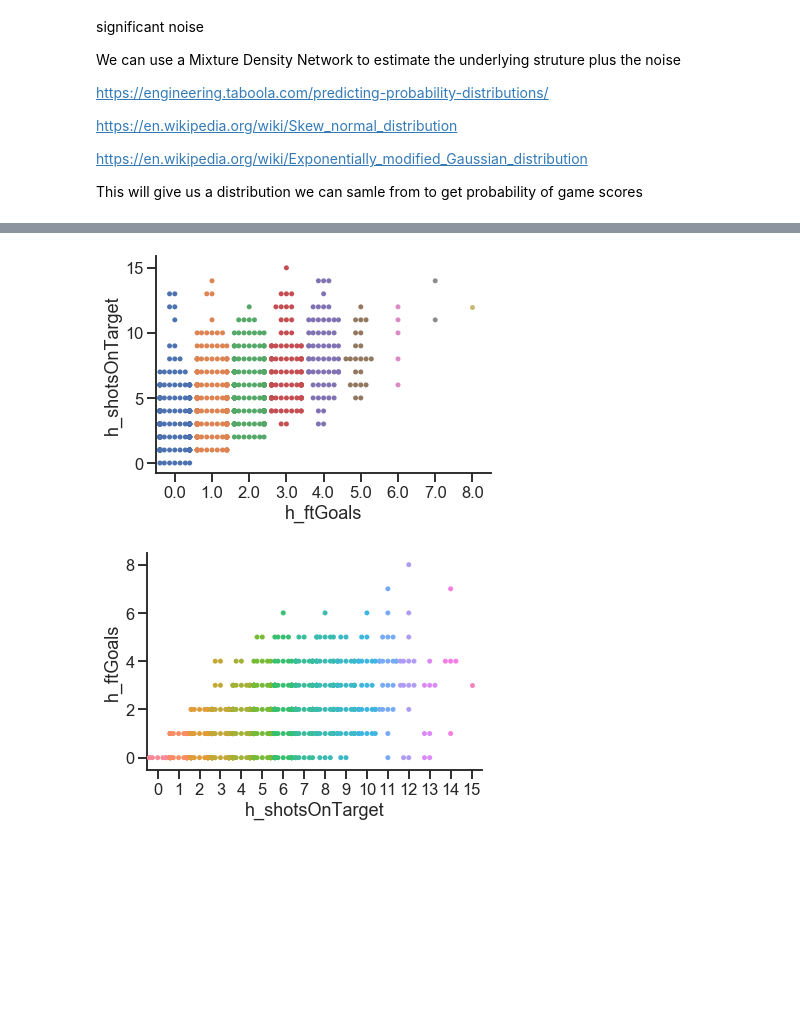
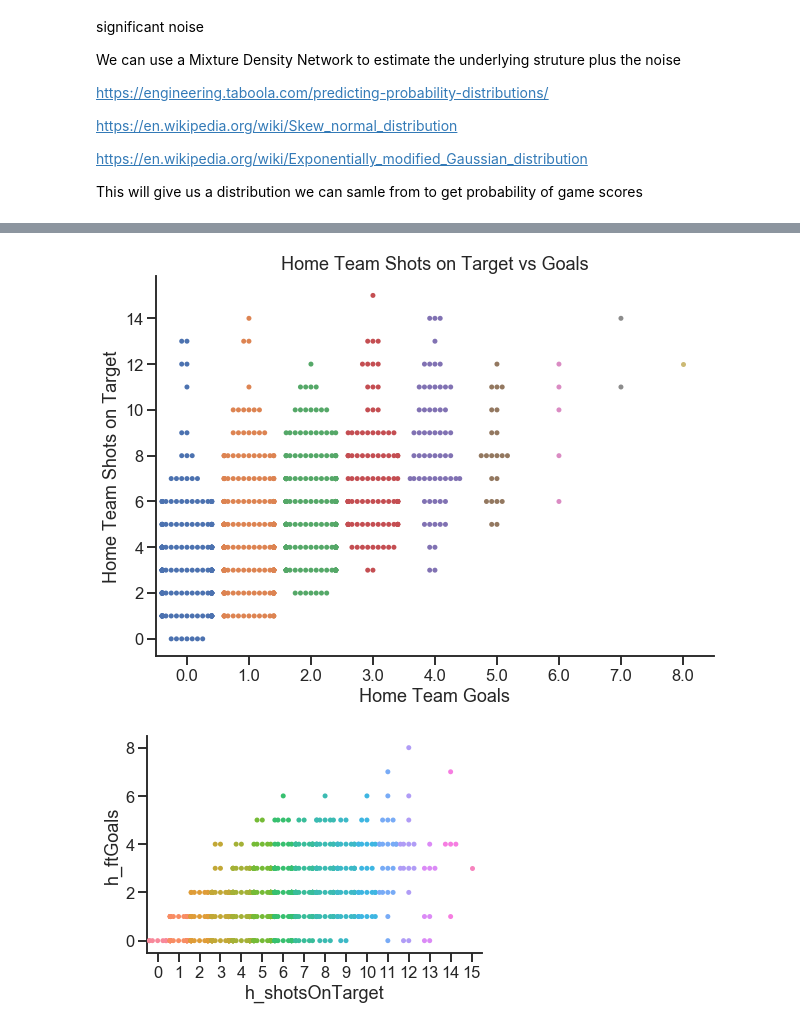
Before and after one commit to DMacGillivray/soccer-predictions, a Jupyter notebook: notebooks/005.005 EDA - Shots on Target.ipynb, the cells around one changed output, grey strips where cells are left out. Saved outputs shown, nothing was run; the diff lists cells and outputs as text; code cells hidden in the pictures; blank space fills up the shorter version.

```diff
--- a/notebooks/005.005 EDA - Shots on Target.ipynb
+++ b/notebooks/005.005 EDA - Shots on Target.ipynb
@@ -320,11 +322,15 @@ sns.despine()
 # %%
+fig, ax = plt.subplots(figsize=(10,7))
 sns.set(style='ticks', context='talk')
 #iris = sns.load_dataset('iris')
 
 sns.swarmplot(df['h_ftGoals'], df['h_shotsOnTarget'])#'species', 'sepal_length', data=iris)
+ax.set_xlabel('Home Team Goals')
+ax.set_ylabel('Home Team Shots on Target')
+ax.set_title('Home Team Shots on Target vs Goals')
 sns.despine()
 # %% [output]
-[figure, old version]
+[figure, new version]
 # %%
 sns.set(style='ticks', context='talk')
 sns.swarmplot(df['h_shotsOnTarget'], df['h_ftGoals'])#'species', 'sepal_length', data=iris)
```
Also changed, not shown: parts of 4 cells of this notebook, 13 other files.
